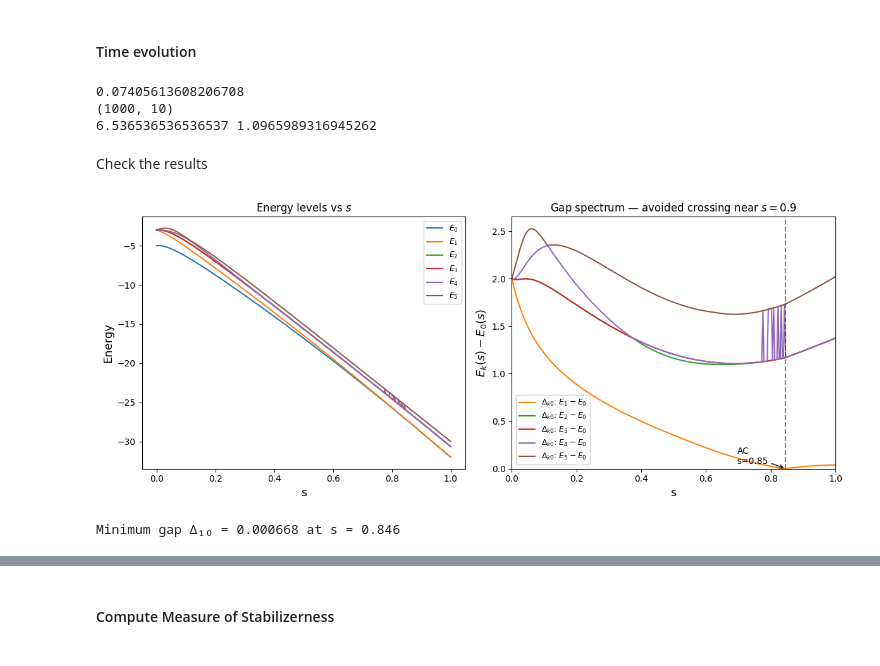
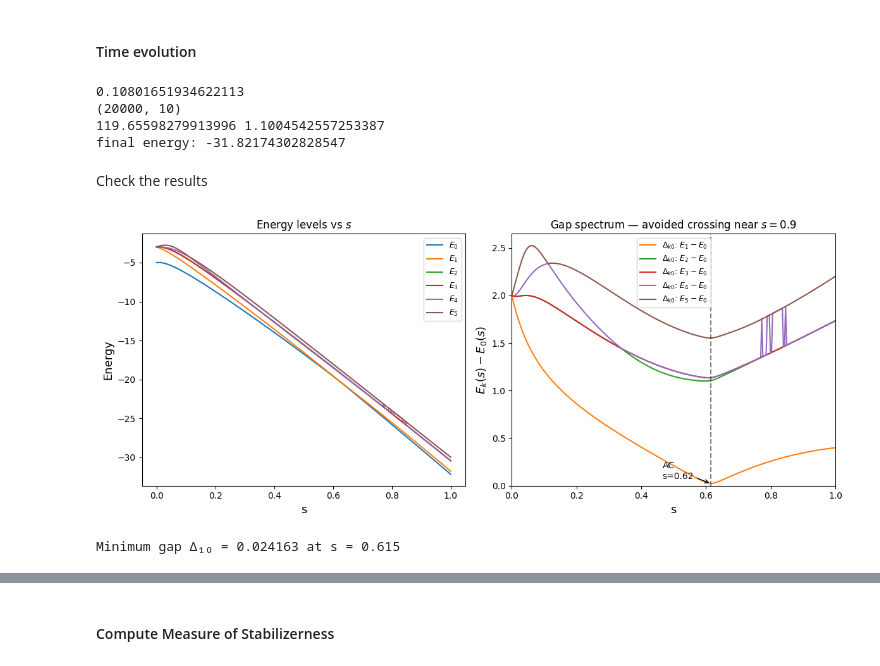
Before and after one commit to emacosta95/Magic4Annealing, a Jupyter notebook: AvoidedCrossing.ipynb, the cells around one changed output, grey strips where cells are left out. Drawn from its saved outputs; the diff is of its cells as text; code cells hidden in the pictures.

```diff
--- a/AvoidedCrossing.ipynb
+++ b/AvoidedCrossing.ipynb
@@ -53,7 +53,7 @@ def mwis_jij_hz(n0, n1, dW, Jzz):
 
 # ── Example: n0=2, n1=3, matching the paper's 5-qubit instance ───────────────
 n0, n1 = 2, 3
-dW = 0.01  # small weight imbalance → perturbative crossing
+dW = 0.1  # small weight imbalance → perturbative crossing
 Jzz = 5.33  # edge penalty (closed-system example in paper)
 
 jij, hz = mwis_jij_hz(n0, n1, dW, Jzz)
@@ -182,10 +184,14 @@ print(
 )
 
 min_time_gap = time[np.argmin(spectrum[:, 2] - spectrum[:, 0])]
+
+
+print("final energy:", energy[-1])
 # %% [output]
-0.07405613608206708
-(1000, 10)
-6.536536536536537 1.0965989316945262
+0.10801651934622113
+(20000, 10)
+119.65598279913996 1.1004542557253387
+final energy: -31.82174302828547
 # %% [markdown]
 Check the results
 # %%
@@ -194,12 +200,8 @@ import matplotlib.pyplot as plt
 from scipy.sparse.linalg import eigsh
 from scipy.sparse import csr_matrix
 
-# --- Parameters (paper's 5-qubit WGS example) ---
-n0, n1 = 2, 3
-dW, Jzz = 0.01, 5.33
-n = n0 + n1
-n_levels = 6  # how many levels to track
-
+n_levels = 6
+n = n1 + n0
 # --- Build Hamiltonians ---
 jij, hz = mwis_jij_hz(n0, n1, dW, Jzz)
 Hp = get_longitudinal_hamiltonian(jij, hz)
@@ -234,35 +236,35 @@ for k in range(1, n_levels):
     gap = spectra[:, k] - E0
     ax.plot(s_vals, gap, color=colors[k - 1], label=f"$\\Delta_{{k0}}$: $E_{k}-E_0$")
 
 ax.set_xlabel("s", fontsize=13)
 ax.set_ylabel("$E_k(s) - E_0(s)$", fontsize=13)
 ax.set_title("Gap spectrum — avoided crossing near $s=0.9$")
 ax.legend(fontsize=9)
 ax.set_xlim(0, 1)
 ax.set_ylim(0, None)
 
 # Mark the minimum gap
 min_gap = spectra[:, 1] - E0
 s_mingap = s_vals[np.argmin(min_gap)]
 ax.axvline(
     s_mingap, color="k", linestyle="--", alpha=0.5, label=f"min gap @ s={s_mingap:.2f}"
 )
 ax.annotate(
     f"AC\ns={s_mingap:.2f}",
     xy=(s_mingap, min_gap.min()),
     xytext=(s_mingap - 0.15, min_gap.min() + 0.05),
     arrowprops=dict(arrowstyle="->", color="black"),
     fontsize=10,
 )
 
 plt.tight_layout()
 plt.savefig("avoided_crossing.png", dpi=150)
 plt.show()
 
 print(f"Minimum gap Δ₁₀ = {min_gap.min():.6f} at s = {s_mingap:.3f}")
 # %% [output]
-[figure, old version]
+[figure, new version]
-Minimum gap Δ₁₀ = 0.000668 at s = 0.846
+Minimum gap Δ₁₀ = 0.024163 at s = 0.615
 # %%
 for i in range(nlevels):
     plt.plot(time, probabilities[:, i], label=f"level {i}")
```
Also changed, not shown: parts of 27 cells of this notebook, 4 other files.
